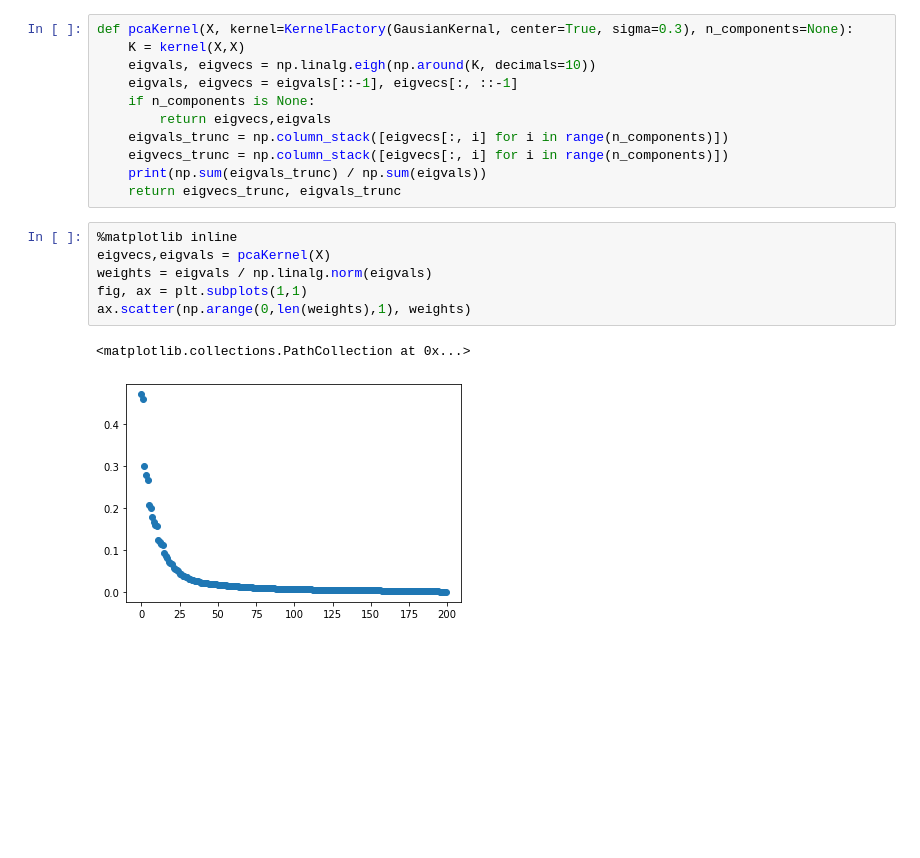
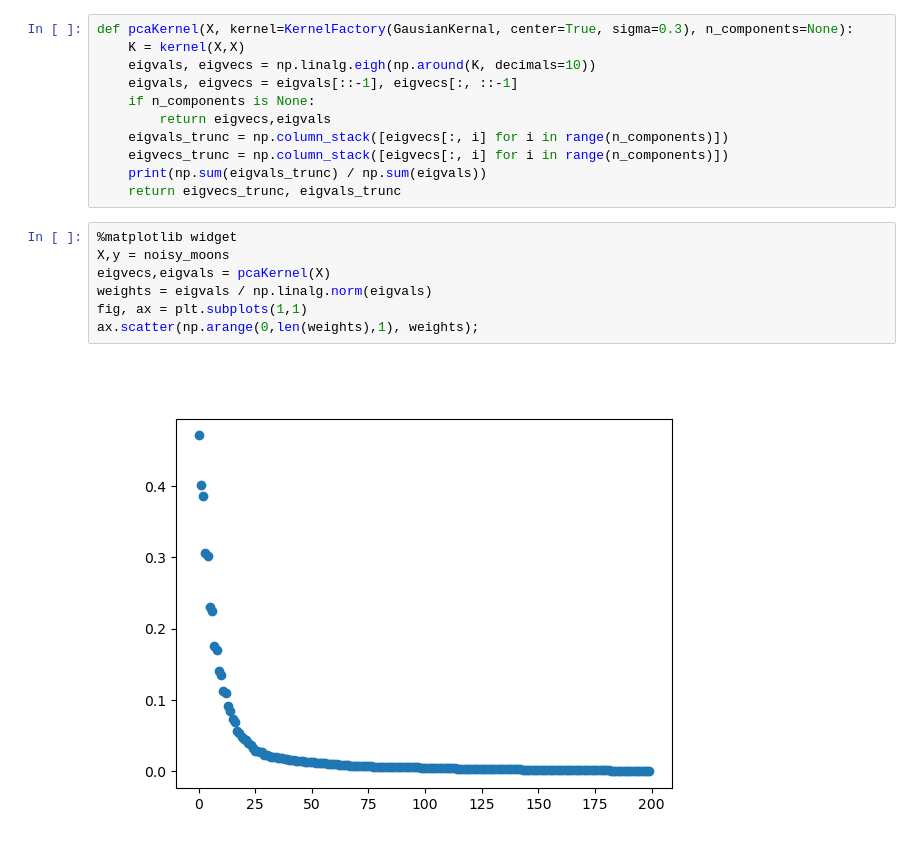
Before and after one commit to ShaggyBommba/StatisticalML, a Jupyter notebook: DimensionReducion/PCA.ipynb, the cells around one changed output. Drawn from its saved outputs; the diff is of its cells as text; blank space fills up the shorter version.

```diff
--- a/DimensionReducion/PCA.ipynb
+++ b/DimensionReducion/PCA.ipynb
@@ -349,13 +350,13 @@ def pcaKernel(X, kernel=KernelFactory(GausianKernal, center=True, sigma=0.3), n_
     print(np.sum(eigvals_trunc) / np.sum(eigvals))
     return eigvecs_trunc, eigvals_trunc
 # %%
-%matplotlib inline
+%matplotlib widget
+X,y = noisy_moons
 eigvecs,eigvals = pcaKernel(X)
 weights = eigvals / np.linalg.norm(eigvals)
 fig, ax = plt.subplots(1,1)
-ax.scatter(np.arange(0,len(weights),1), weights)
+ax.scatter(np.arange(0,len(weights),1), weights);
 # %% [output]
-<matplotlib.collections.PathCollection at 0x...>
-[figure, old version]
+[figure, new version]
 # %%
 %matplotlib notebook
```
Also changed, not shown: parts of 7 cells of this notebook, 9 other files.
